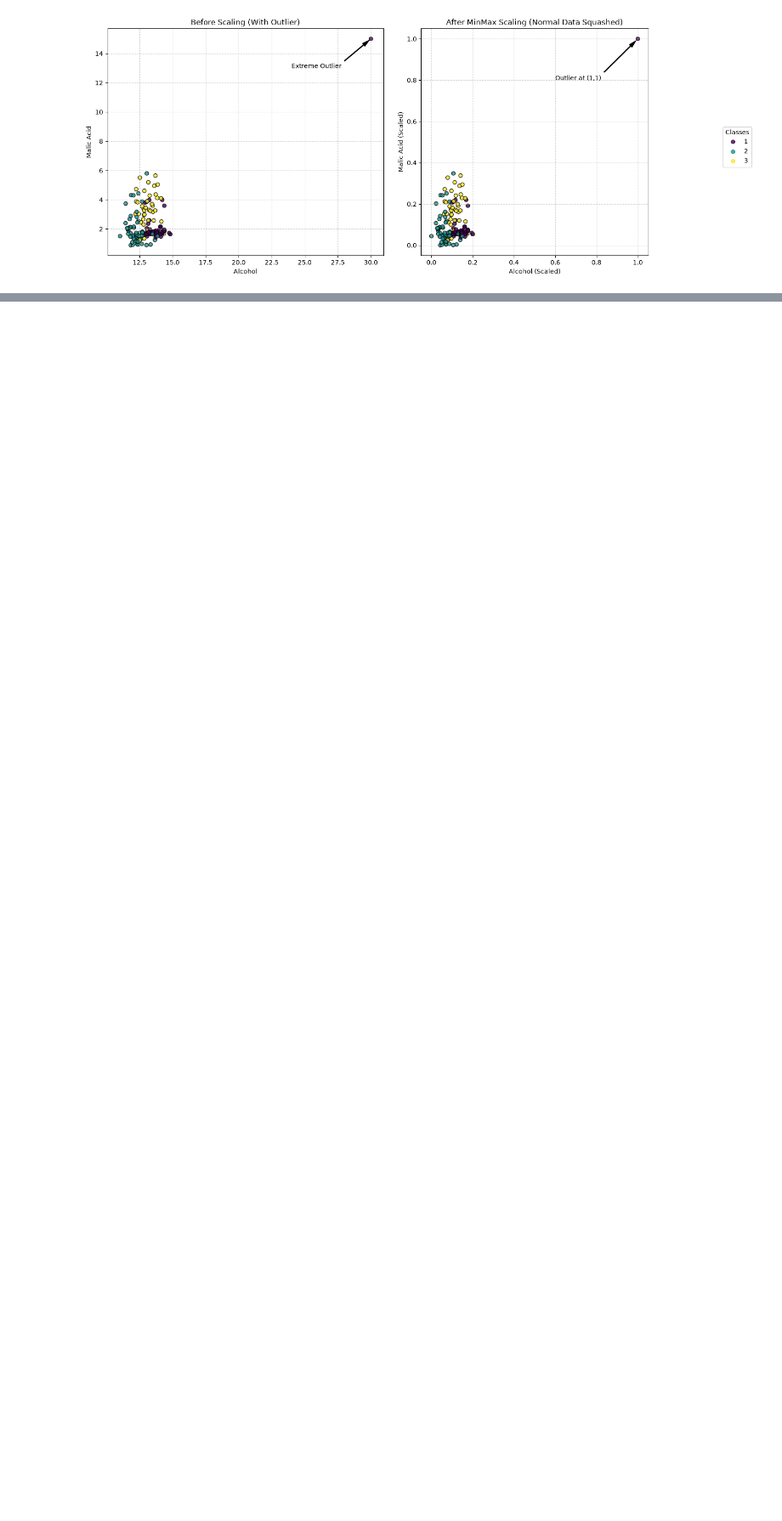
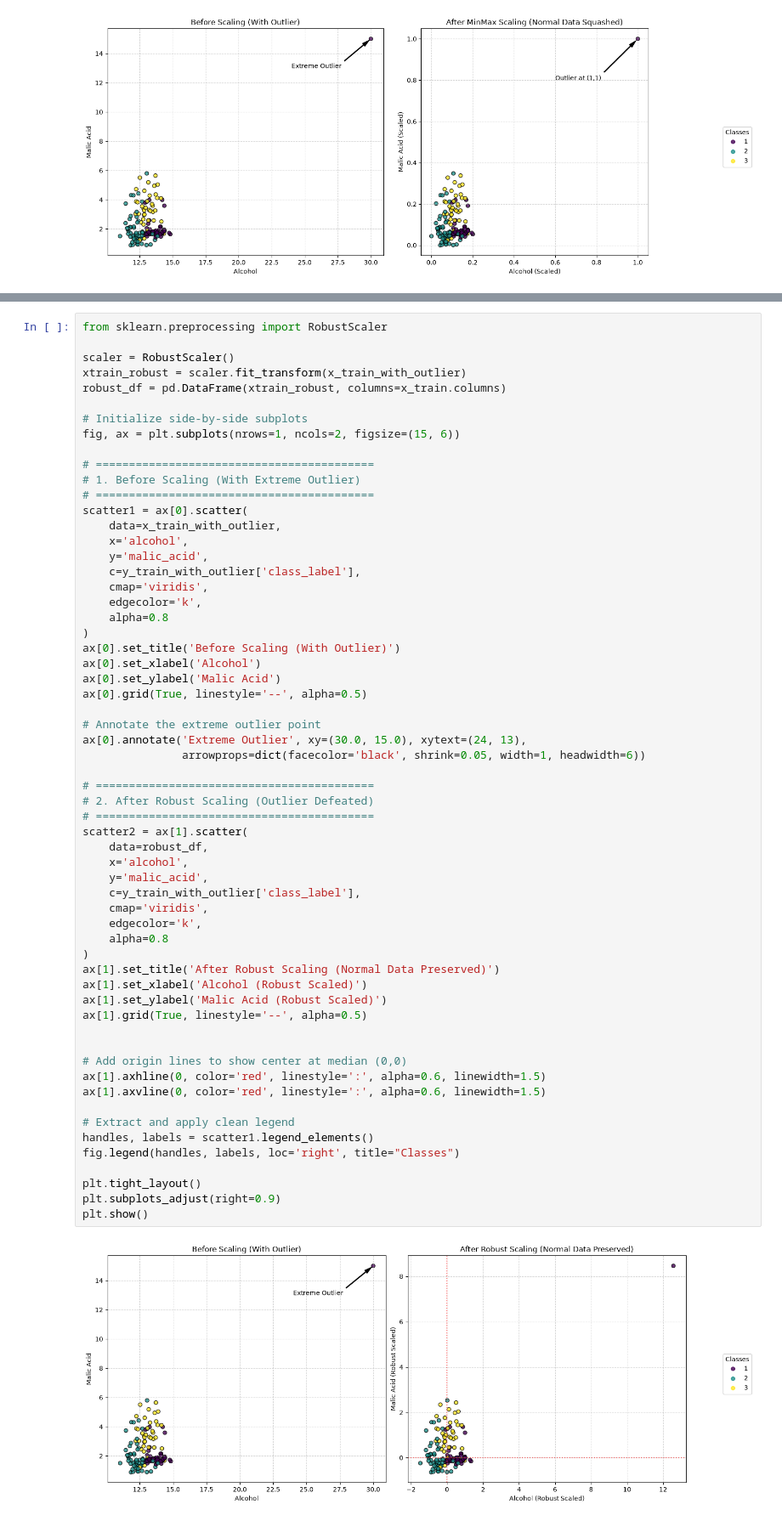
Before and after one commit to mtariq-neural/ml-journey, a Jupyter notebook: 02-ml-fundamentals/02-feature-engineering/03-normalization.ipynb, the cells around one changed output, grey strips where cells are left out. Shown at 85% size. Drawn from its saved outputs; the diff is of its cells as text; blank space fills up the shorter version.

```diff
--- a/02-ml-fundamentals/02-feature-engineering/03-normalization.ipynb
+++ b/02-ml-fundamentals/02-feature-engineering/03-normalization.ipynb
@@ -279,0 +507,62 @@ plt.show()
+# %%
+from sklearn.preprocessing import RobustScaler
+
+scaler = RobustScaler()
+xtrain_robust = scaler.fit_transform(x_train_with_outlier)
+robust_df = pd.DataFrame(xtrain_robust, columns=x_train.columns)
+
+# Initialize side-by-side subplots
+fig, ax = plt.subplots(nrows=1, ncols=2, figsize=(15, 6))
+
+# ==========================================
+# 1. Before Scaling (With Extreme Outlier)
+# ==========================================
+scatter1 = ax[0].scatter(
+    data=x_train_with_outlier,
+    x='alcohol',
+    y='malic_acid',
+    c=y_train_with_outlier['class_label'],
+    cmap='viridis',
+    edgecolor='k',
+    alpha=0.8
+)
+ax[0].set_title('Before Scaling (With Outlier)')
+ax[0].set_xlabel('Alcohol')
+ax[0].set_ylabel('Malic Acid')
+ax[0].grid(True, linestyle='--', alpha=0.5)
+
+# Annotate the extreme outlier point
+ax[0].annotate('Extreme Outlier', xy=(30.0, 15.0), xytext=(24, 13),
+               arrowprops=dict(facecolor='black', shrink=0.05, width=1, headwidth=6))
+
+# ==========================================
+# 2. After Robust Scaling (Outlier Defeated)
+# ==========================================
+scatter2 = ax[1].scatter(
+    data=robust_df,
+    x='alcohol',
+    y='malic_acid',
+    c=y_train_with_outlier['class_label'],
+    cmap='viridis',
+    edgecolor='k',
+    alpha=0.8
+)
+ax[1].set_title('After Robust Scaling (Normal Data Preserved)')
+ax[1].set_xlabel('Alcohol (Robust Scaled)')
+ax[1].set_ylabel('Malic Acid (Robust Scaled)')
+ax[1].grid(True, linestyle='--', alpha=0.5)
+
+
+# Add origin lines to show center at median (0,0)
+ax[1].axhline(0, color='red', linestyle=':', alpha=0.6, linewidth=1.5)
+ax[1].axvline(0, color='red', linestyle=':', alpha=0.6, linewidth=1.5)
+
+# Extract and apply clean legend
+handles, labels = scatter1.legend_elements()
+fig.legend(handles, labels, loc='right', title="Classes")
+
+plt.tight_layout()
+plt.subplots_adjust(right=0.9)
+plt.show()
+# %% [output]
+[figure, added]
```
Also changed, not shown: parts of 11 cells of this notebook.
